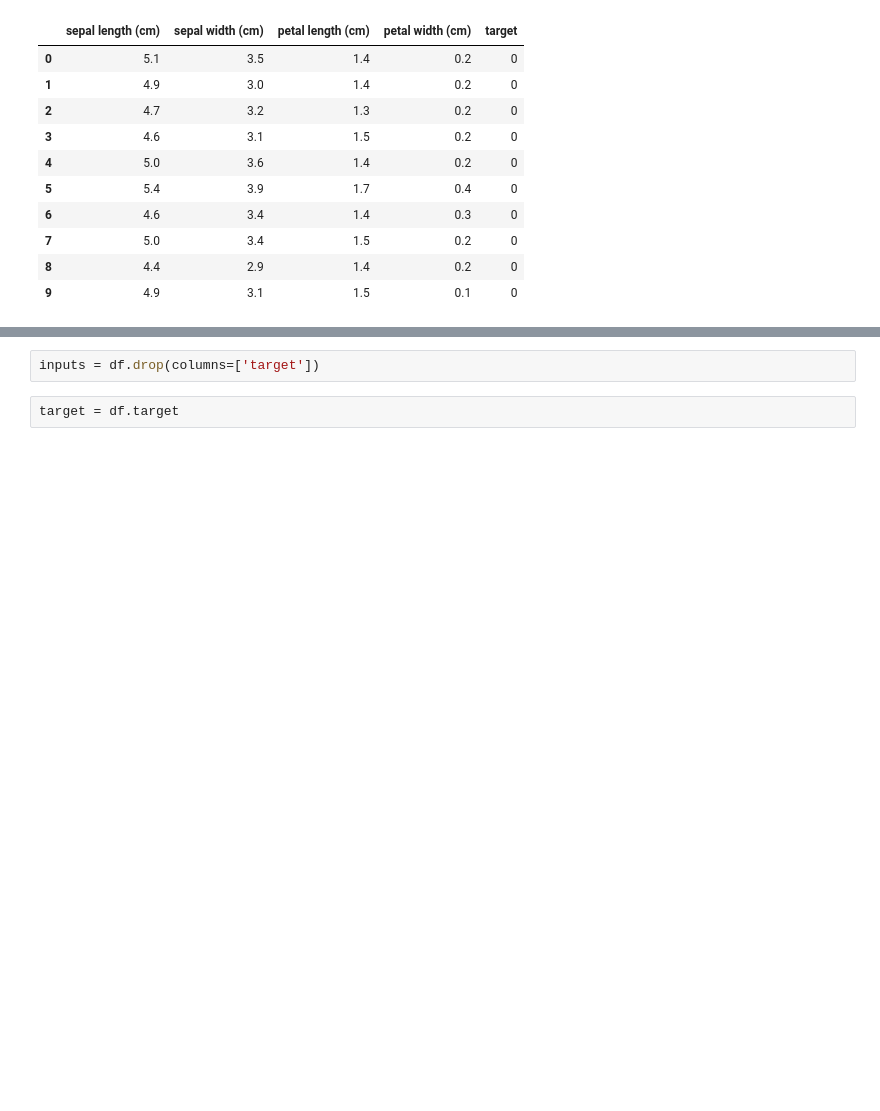
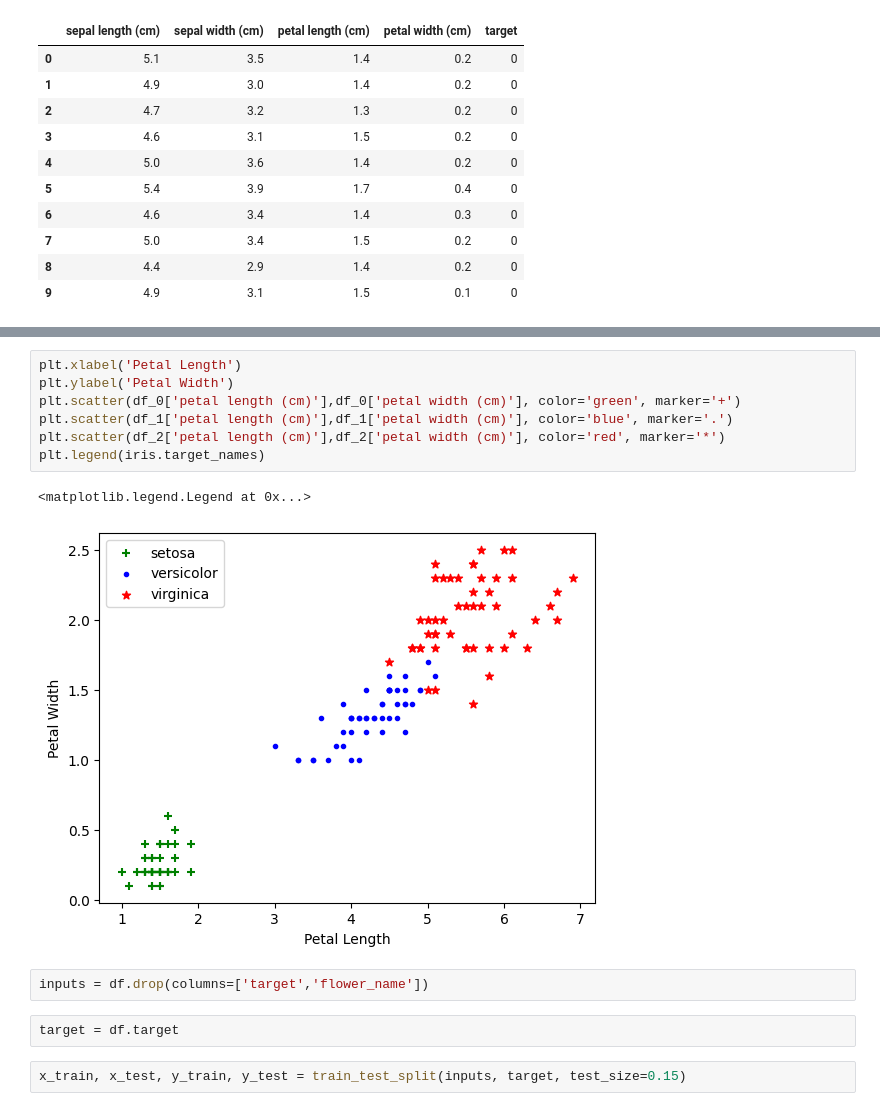
Before and after one commit to ahmedcurious/Data-Science-Work, a Jupyter notebook: Machine_Learning/11_Support_Vector_Machine/file.ipynb, the cells around one changed output, grey strips where cells are left out. Cells and saved outputs as stored; diff of their text form; blank space fills up the shorter version.

```diff
--- a/Machine_Learning/11_Support_Vector_Machine/file.ipynb
+++ b/Machine_Learning/11_Support_Vector_Machine/file.ipynb
@@ -154,5 +198,17 @@ df.head(n=10)
+# %%
+plt.xlabel('Petal Length')
+plt.ylabel('Petal Width')
+plt.scatter(df_0['petal length (cm)'],df_0['petal width (cm)'], color='green', marker='+')
+plt.scatter(df_1['petal length (cm)'],df_1['petal width (cm)'], color='blue', marker='.')
+plt.scatter(df_2['petal length (cm)'],df_2['petal width (cm)'], color='red', marker='*')
+plt.legend(iris.target_names)
+# %% [output]
+<matplotlib.legend.Legend at 0x...>
+[figure, added]
 # %%
-inputs = df.drop(columns=['target'])
+inputs = df.drop(columns=['target','flower_name'])
 # %%
 target = df.target
+# %%
+x_train, x_test, y_train, y_test = train_test_split(inputs, target, test_size=0.15)
 # %%
```
Also changed, not shown: parts of 19 cells of this notebook, 3 other files.
